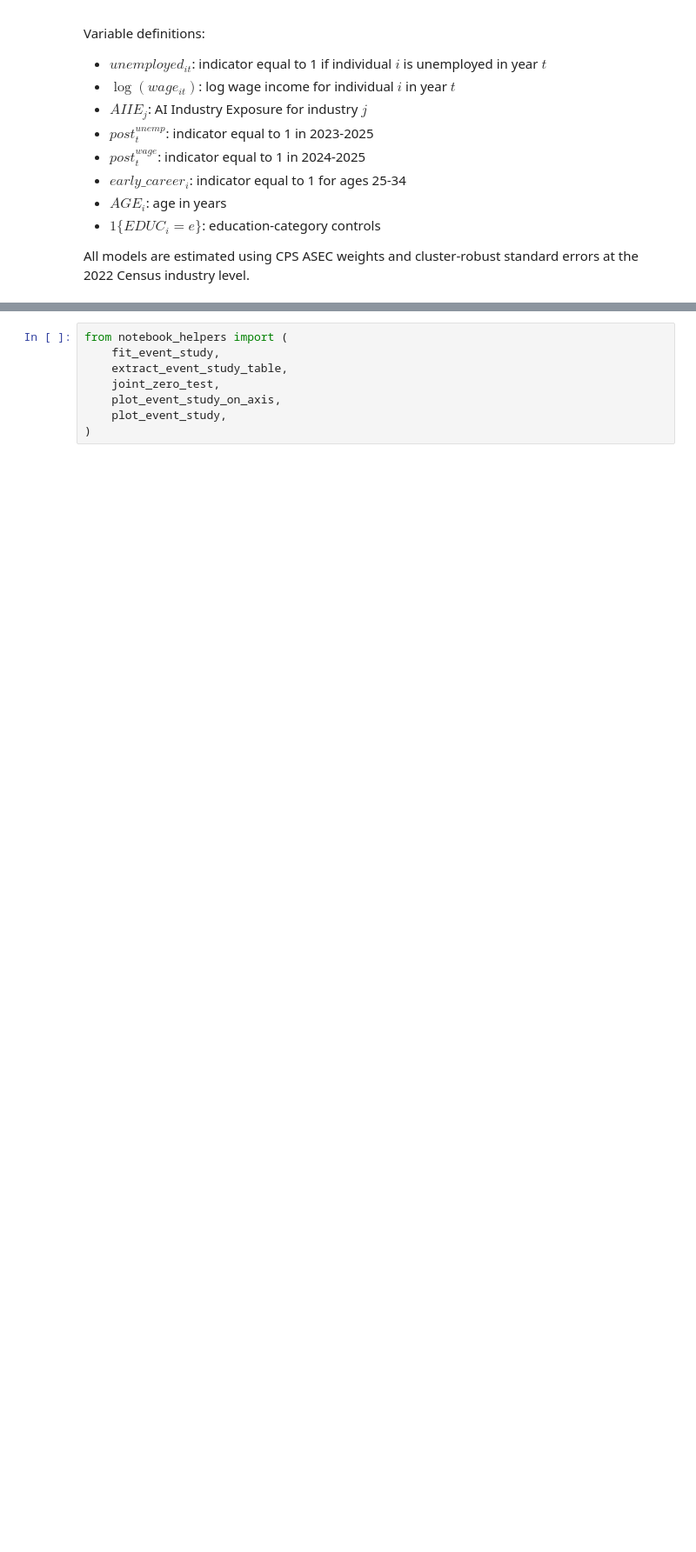
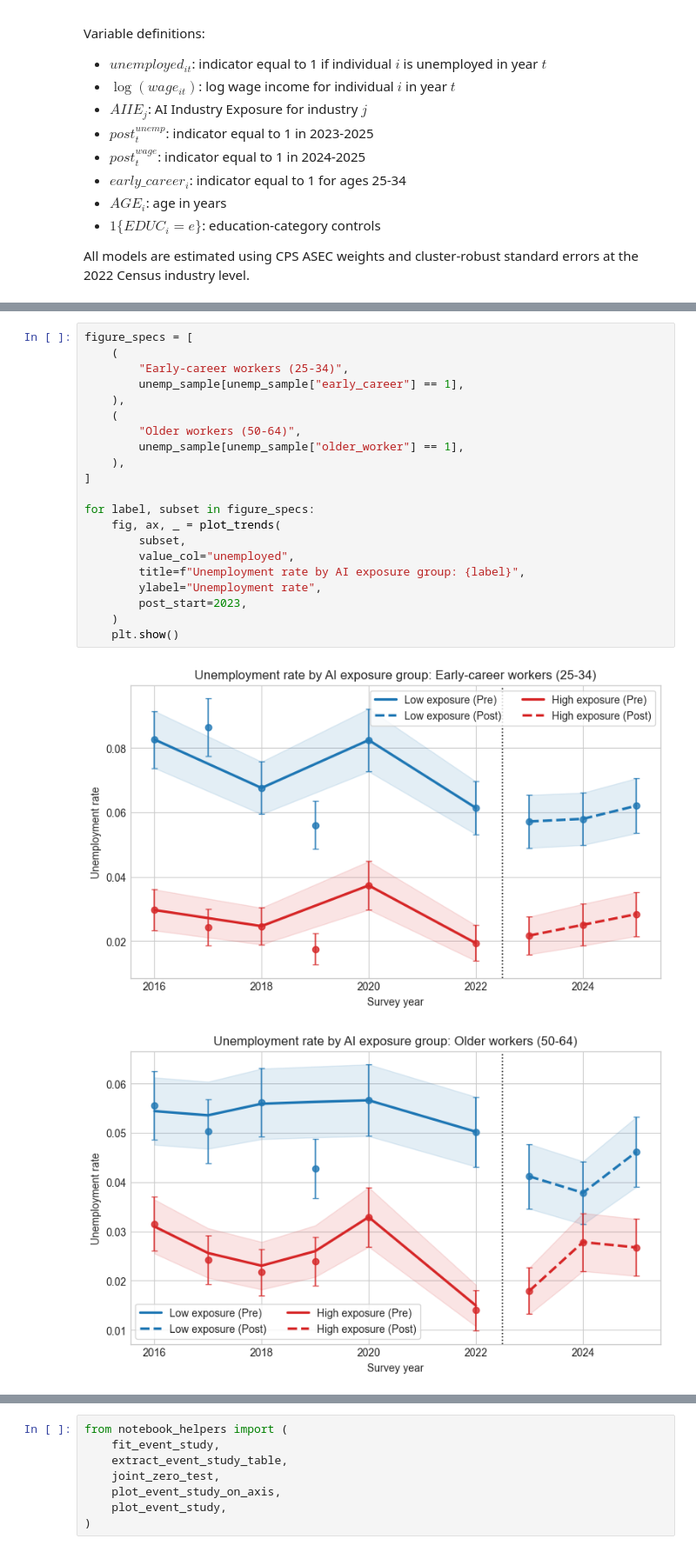
Before and after one commit to isaacvm98/UDS, a Jupyter notebook: models/data_science_memo.ipynb, the cells around one changed output, grey strips where cells are left out. Shown at 87% size. Saved outputs shown, nothing was run; the diff lists cells and outputs as text; blank space fills up the shorter version.

```diff
--- a/models/data_science_memo.ipynb
+++ b/models/data_science_memo.ipynb
@@ -634,3 +679,27 @@ All models are estimated using CPS ASEC weights and cluster-robust standard erro
+# %%
+figure_specs = [
+    (
+        "Early-career workers (25-34)",
+        unemp_sample[unemp_sample["early_career"] == 1],
+    ),
+    (
+        "Older workers (50-64)",
+        unemp_sample[unemp_sample["older_worker"] == 1],
+    ),
+]
+
+for label, subset in figure_specs:
+    fig, ax, _ = plot_trends(
+        subset,
+        value_col="unemployed",
+        title=f"Unemployment rate by AI exposure group: {label}",
+        ylabel="Unemployment rate",
+        post_start=2023,
+    )
+    plt.show()
+# %% [output]
+[figure, added]
+[figure, added]
 # %%
 coverage_table = pd.DataFrame(
     {
```
Also changed, not shown: parts of 9 cells of this notebook, 2 other files.
